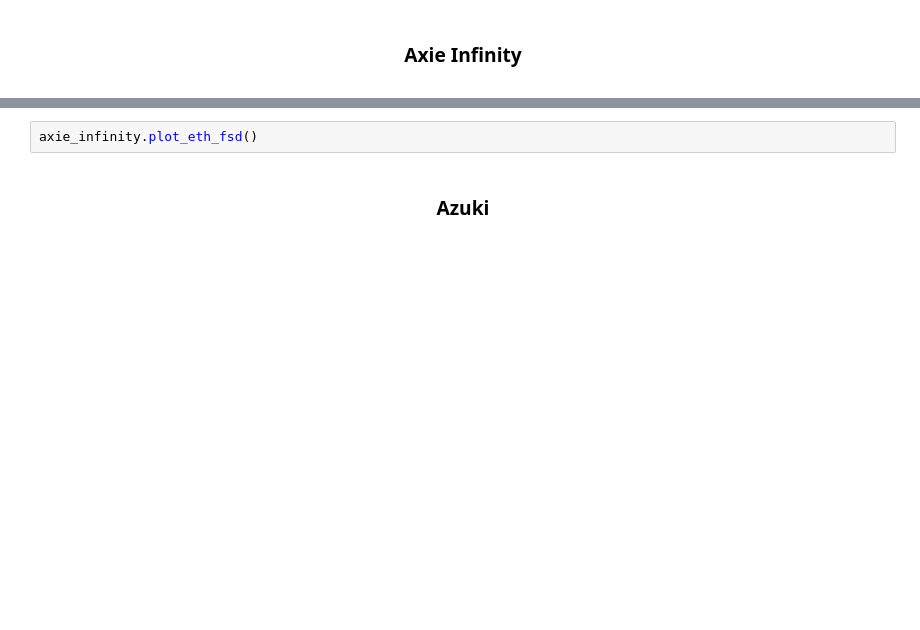
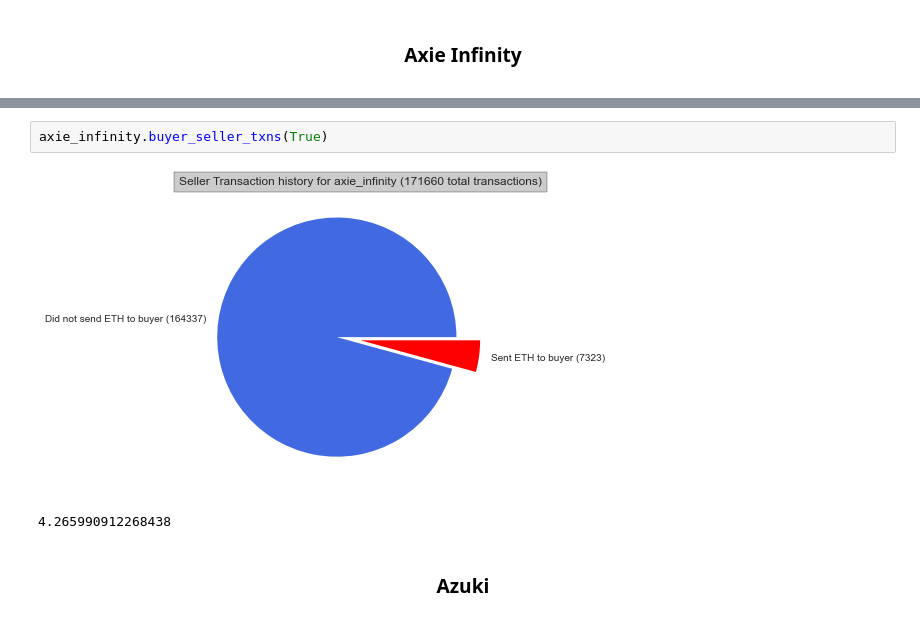
Before and after one commit to Cwolfe13/NFT-Wash-Analysis, a Jupyter notebook: analysis.ipynb, the cells around one changed output, grey strips where cells are left out. Saved outputs shown, nothing was run; the diff lists cells and outputs as text; blank space fills up the shorter version.

```diff
--- a/analysis.ipynb
+++ b/analysis.ipynb
@@ -117,5 +130,8 @@ print(axie_infinity.BenfordChiTest())
-# %%
-axie_infinity.plot_eth_fsd()
+# %%
+axie_infinity.buyer_seller_txns(True)
+# %% [output]
+[figure, added]
+4.265990912268438
 # %% [markdown]
 <center>
 
```
Also changed, not shown: parts of 131 cells of this notebook.
